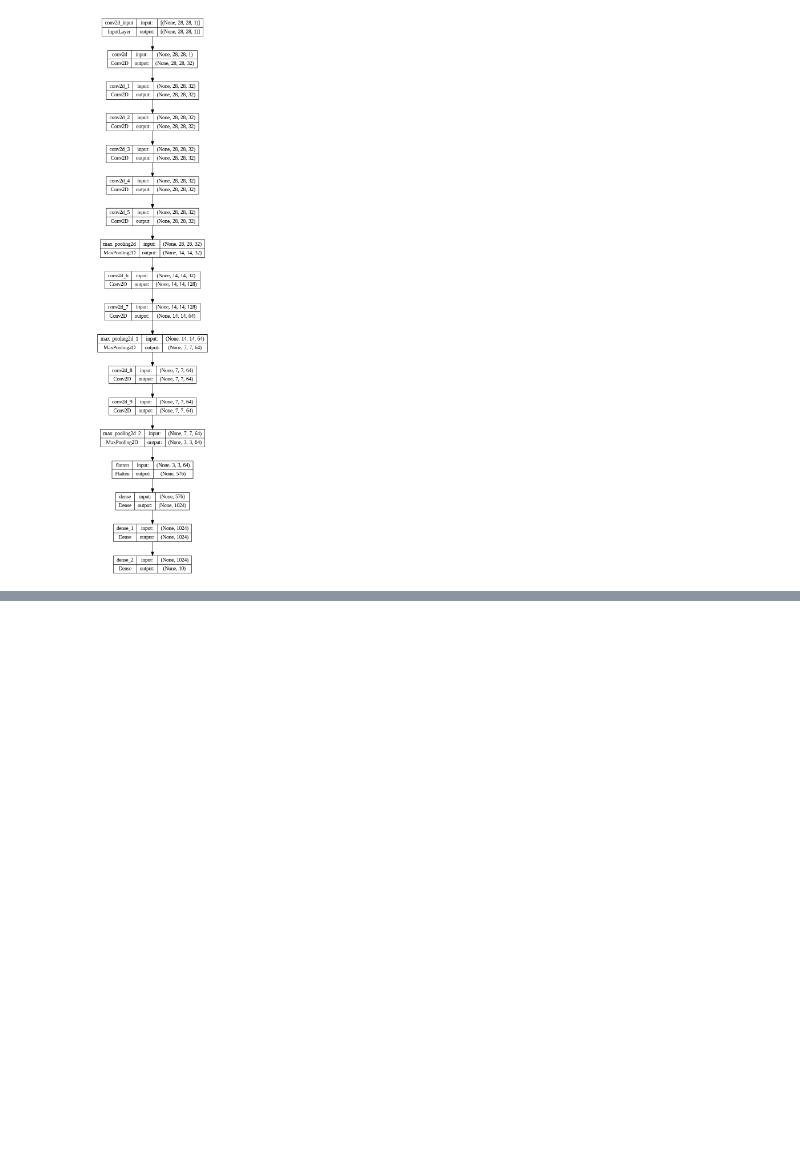
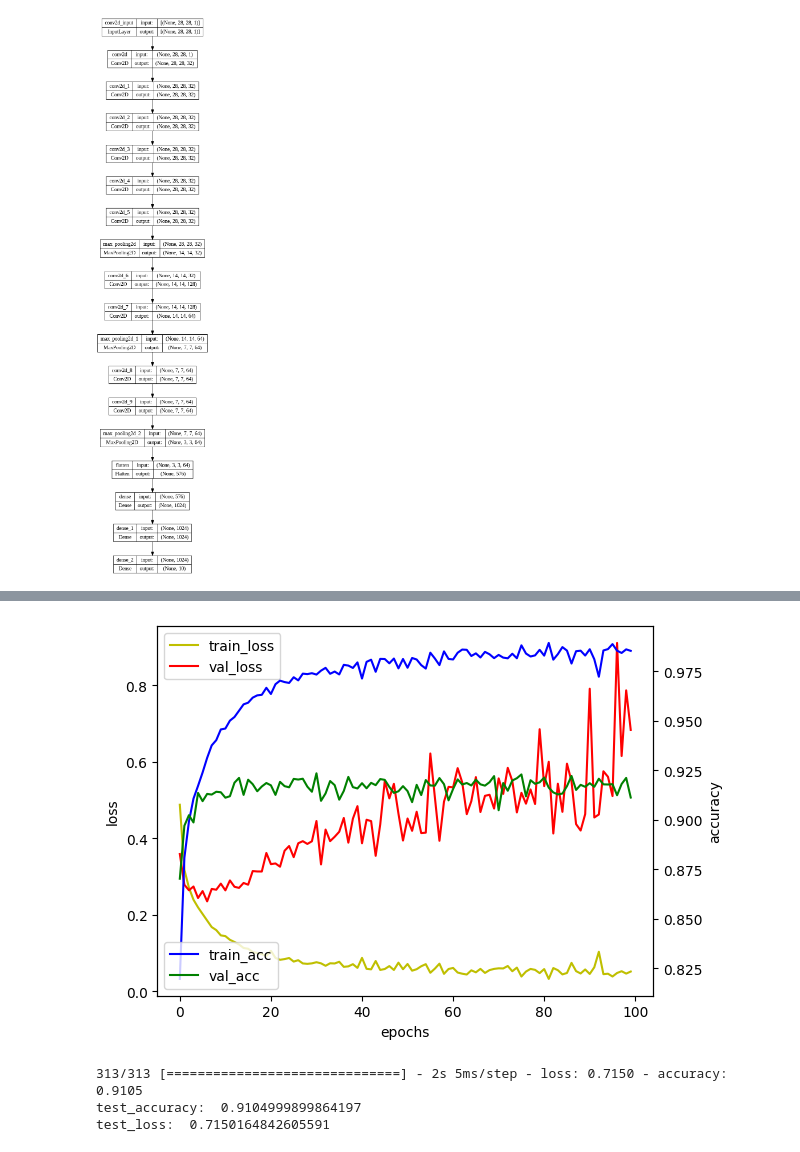
Before and after one commit to bonecar1216/Python_study, a Jupyter notebook: ML/fashion_mnist_classification_model.ipynb, the cells around one changed output, grey strips where cells are left out. Saved outputs shown, nothing was run; the diff lists cells and outputs as text; code cells hidden in the pictures; blank space fills up the shorter version.

```diff
--- a/ML/fashion_mnist_classification_model.ipynb
+++ b/ML/fashion_mnist_classification_model.ipynb
@@ -137,0 +147,32 @@ Epoch 100/100
+# %%
+fig, loss_ax = plt.subplots()
+
+acc_ax = loss_ax.twinx()
+
+loss_ax.plot(hist.history['loss'], 'y', label = 'train_loss')
+loss_ax.plot(hist.history['val_loss'], 'r', label = 'val_loss')
+
+acc_ax.plot(hist.history['accuracy'], 'b', label = 'train_acc')
+acc_ax.plot(hist.history['val_accuracy'], 'g', label = 'val_acc')
+
+loss_ax.set_xlabel('epochs')
+loss_ax.set_ylabel('loss')
+acc_ax.set_ylabel('accuracy')
+
+loss_ax.legend(loc = 'upper left')
+acc_ax.legend(loc = 'lower left')
+
+plt.show()
+# %% [output]
+[figure, added]
+# %%
+model = load_model('best_model.h5')
+
+test_loss, test_acc = model.evaluate(x_test, y_test)
+
+print('test_accuracy: ', test_acc)
+print('test_loss: ', test_loss)
+# %% [output]
+313/313 [==============================] - 2s 5ms/step - loss: 0.7150 - accuracy: 0.9105
+test_accuracy:  0.9104999899864197
+test_loss:  0.7150164842605591
```
Also changed, not shown: parts of 2 cells of this notebook, 1 other file.
